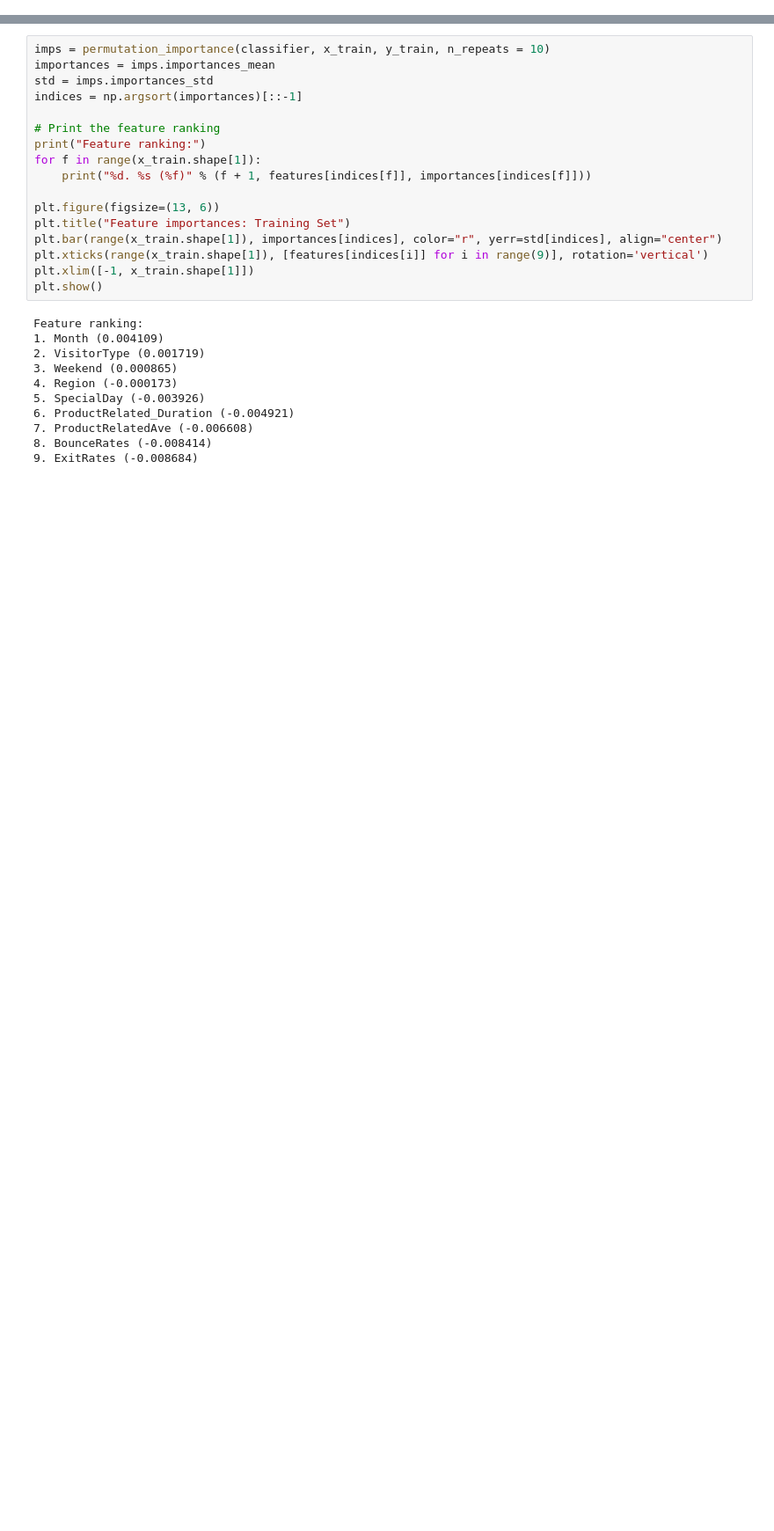
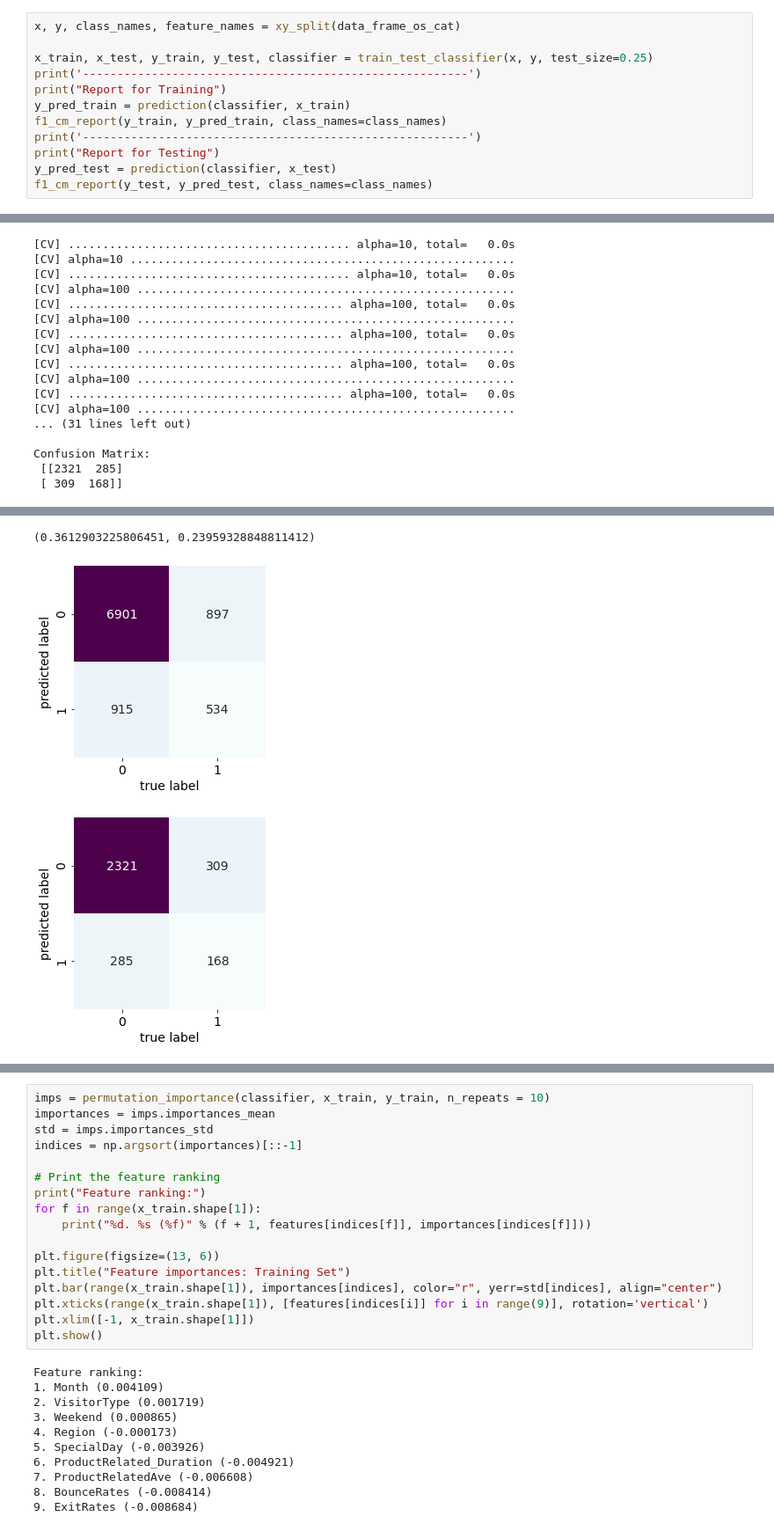
Before and after one commit to umitozmen/MachineLearning-CEGE04-Erebus, a Jupyter notebook: Bayesian Learning Shoppers.ipynb, the cells around one changed output, grey strips where cells are left out. Shown at 88% size. Cells and saved outputs as stored; diff of their text form; blank space fills up the shorter version.

```diff
--- a/Bayesian Learning Shoppers.ipynb
+++ b/Bayesian Learning Shoppers.ipynb
@@ -382,0 +351,13 @@ Confusion Matrix:
+# %%
+x, y, class_names, feature_names = xy_split(data_frame_os_cat)
+
+x_train, x_test, y_train, y_test, classifier = train_test_classifier(x, y, test_size=0.25)
+print('--------------------------------------------------------')
+print("Report for Training")
+y_pred_train = prediction(classifier, x_train)
+f1_cm_report(y_train, y_pred_train, class_names=class_names)
+print('--------------------------------------------------------')
+print("Report for Testing")
+y_pred_test = prediction(classifier, x_test)
+f1_cm_report(y_test, y_pred_test, class_names=class_names)
+# %% [output]
@@ -382,0 +383,17 @@ Confusion Matrix:
+[CV] ......................................... alpha=10, total=   0.0s
+[CV] alpha=10 ........................................................
+[CV] ......................................... alpha=10, total=   0.0s
+[CV] alpha=100 .......................................................
+[CV] ........................................ alpha=100, total=   0.0s
+[CV] alpha=100 .......................................................
+[CV] ........................................ alpha=100, total=   0.0s
+[CV] alpha=100 .......................................................
+[CV] ........................................ alpha=100, total=   0.0s
+[CV] alpha=100 .......................................................
+[CV] ........................................ alpha=100, total=   0.0s
+[CV] alpha=100 .......................................................
+... (31 lines left out)
+
+Confusion Matrix:
+ [[2321  285]
+ [ 309  168]]
@@ -382,0 +401,3 @@ Confusion Matrix:
+(0.3612903225806451, 0.23959328848811412)
+[figure, added]
+[figure, added]
```
Also changed, not shown: parts of 80 cells of this notebook, 3 other files.
